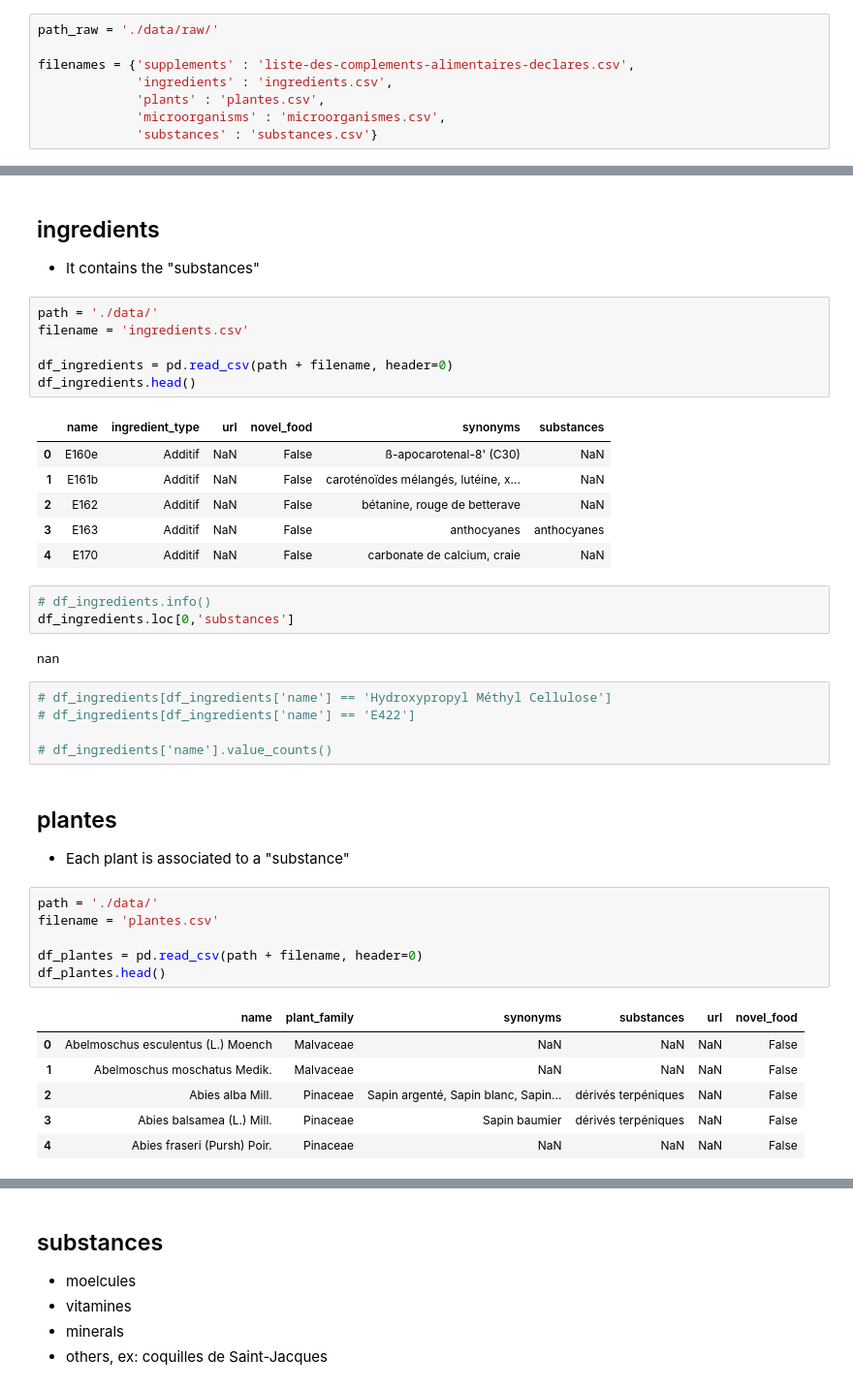
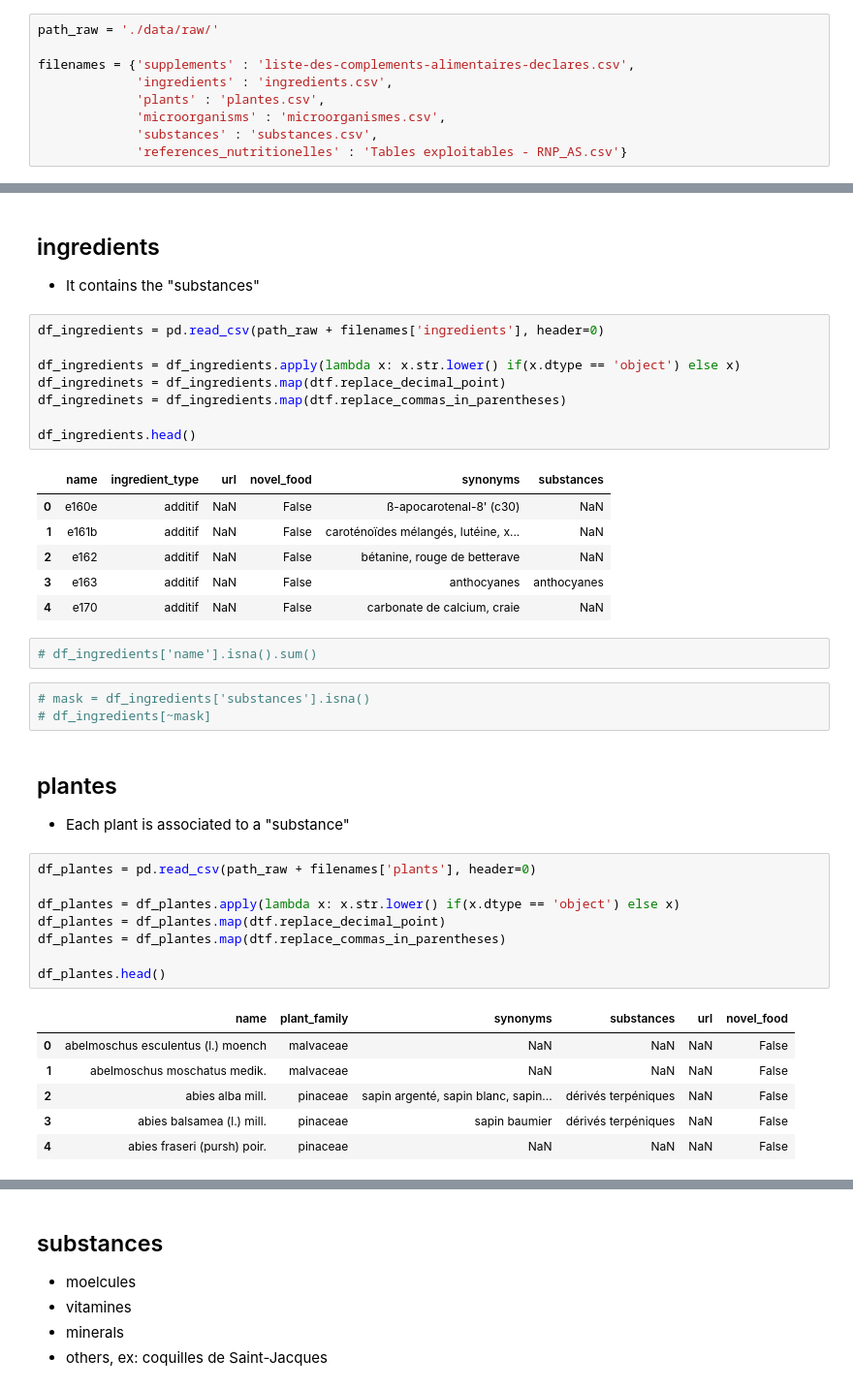
Before and after one commit to RamiroHR/hackathon_complements_alimentaires, a Jupyter notebook: Data_Exploration.ipynb, the cells around one changed output, grey strips where cells are left out. Shown at 97% size. Saved outputs shown, nothing was run; the diff lists cells and outputs as text.

Commit message:
Update Data_Exploration notebook (clean, explore, enrich). Start Data_transformation notebook (in progress). Update gitignore (explcude test nbs)

```diff
--- a/Data_Exploration.ipynb
+++ b/Data_Exploration.ipynb
@@ -26,5 +27,6 @@ filenames = {'supplements' : 'liste-des-complements-alimentaires-declares.csv',
              'ingredients' : 'ingredients.csv',
              'plants' : 'plantes.csv',
              'microorganisms' : 'microorganismes.csv',
-             'substances' : 'substances.csv'}
+             'substances' : 'substances.csv',
+             'references_nutritionelles' : 'Tables exploitables - RNP_AS.csv'}
 # %% [markdown]
@@ -208,41 +355,40 @@ dpp.top_categories_piechart(df_complements, 'objectif_effet', top_n = 10)
 ## ingredients
 * It contains the "substances"
 # %%
-path = './data/'
-filename = 'ingredients.csv'
+df_ingredients = pd.read_csv(path_raw + filenames['ingredients'], header=0)
 
-df_ingredients = pd.read_csv(path + filename, header=0)
+df_ingredients = df_ingredients.apply(lambda x: x.str.lower() if(x.dtype == 'object') else x)
+df_ingredinets = df_ingredients.map(dtf.replace_decimal_point)
+df_ingredinets = df_ingredients.map(dtf.replace_commas_in_parentheses)
+
 df_ingredients.head()
 # %% [output]
 |  | name | ingredient_type | url | novel_food | synonyms | substances |
-| 0 | E160e | Additif | NaN | False | ß-apocarotenal-8' (C30) | NaN |
-| 1 | E161b | Additif | NaN | False | caroténoïdes mélangés, lutéine, x... | NaN |
-| 2 | E162 | Additif | NaN | False | bétanine, rouge de betterave | NaN |
-| 3 | E163 | Additif | NaN | False | anthocyanes | anthocyanes |
-| 4 | E170 | Additif | NaN | False | carbonate de calcium, craie | NaN |
+| 0 | e160e | additif | NaN | False | ß-apocarotenal-8' (c30) | NaN |
+| 1 | e161b | additif | NaN | False | caroténoïdes mélangés, lutéine, x... | NaN |
+| 2 | e162 | additif | NaN | False | bétanine, rouge de betterave | NaN |
+| 3 | e163 | additif | NaN | False | anthocyanes | anthocyanes |
+| 4 | e170 | additif | NaN | False | carbonate de calcium, craie | NaN |
 # %%
-# df_ingredients.info()
-df_ingredients.loc[0,'substances']
+# df_ingredients['name'].isna().sum()
-# %% [output]
-nan
 # %%
-# df_ingredients[df_ingredients['name'] == 'Hydroxypropyl Méthyl Cellulose']
-# df_ingredients[df_ingredients['name'] == 'E422']
-
-# df_ingredients['name'].value_counts()
+# mask = df_ingredients['substances'].isna()
+# df_ingredients[~mask]
 # %% [markdown]
 ## plantes
 * Each plant is associated to a "substance"
 # %%
-path = './data/'
-filename = 'plantes.csv'
+df_plantes = pd.read_csv(path_raw + filenames['plants'], header=0)
 
-df_plantes = pd.read_csv(path + filename, header=0)
+df_plantes = df_plantes.apply(lambda x: x.str.lower() if(x.dtype == 'object') else x)
+df_plantes = df_plantes.map(dtf.replace_decimal_point)
+df_plantes = df_plantes.map(dtf.replace_commas_in_parentheses)
+
 df_plantes.head()
 # %% [output]
 |  | name | plant_family | synonyms | substances | url | novel_food |
-| 0 | Abelmoschus esculentus (L.) Moench | Malvaceae | NaN | NaN | NaN | False |
-| 1 | Abelmoschus moschatus Medik. | Malvaceae | NaN | NaN | NaN | False |
-| 2 | Abies alba Mill. | Pinaceae | Sapin argenté, Sapin blanc, Sapin... | dérivés terpéniques | NaN | False |
-| 3 | Abies balsamea (L.) Mill. | Pinaceae | Sapin baumier | dérivés terpéniques | NaN | False |
-| 4 | Abies fraseri (Pursh) Poir. | Pinaceae | NaN | NaN | NaN | False |
+| 0 | abelmoschus esculentus (l.) moench | malvaceae | NaN | NaN | NaN | False |
+| 1 | abelmoschus moschatus medik. | malvaceae | NaN | NaN | NaN | False |
+| 2 | abies alba mill. | pinaceae | sapin argenté, sapin blanc, sapin... | dérivés terpéniques | NaN | False |
+| 3 | abies balsamea (l.) mill. | pinaceae | sapin baumier | dérivés terpéniques | NaN | False |
+| 4 | abies fraseri (pursh) poir. | pinaceae | NaN | NaN | NaN | False |
```
Also changed, not shown: parts of 66 cells of this notebook, 4 other files.
